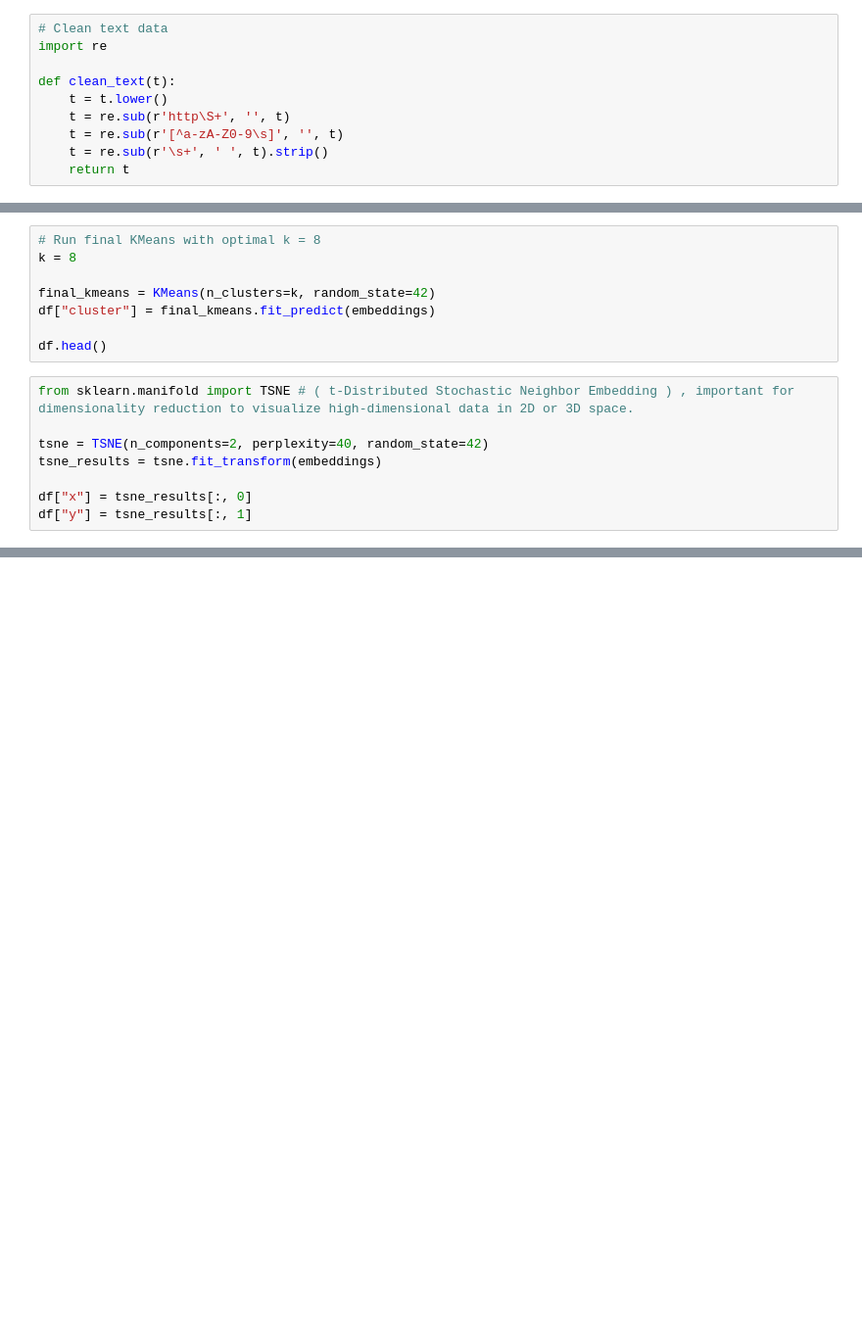
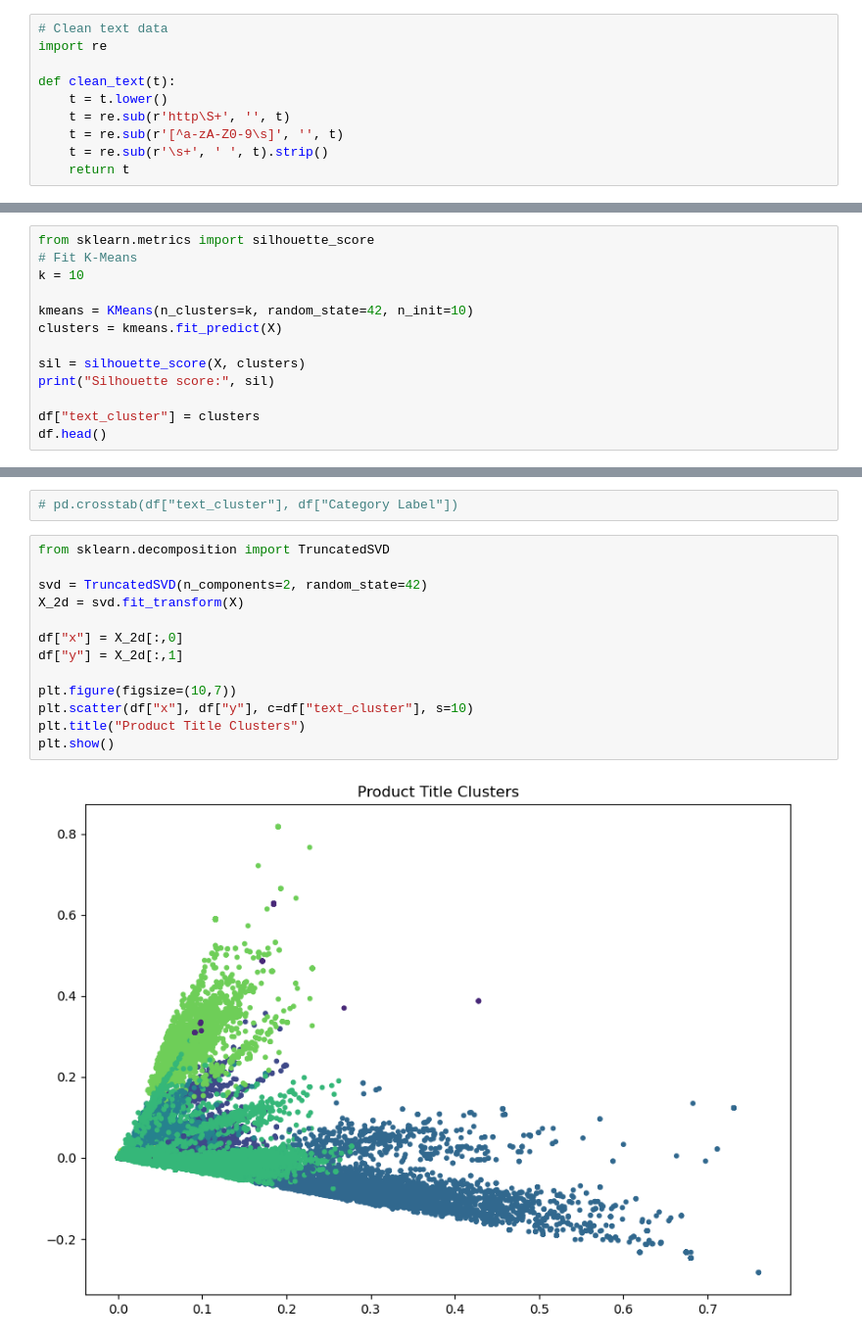
Before and after one commit to Milano-Bicocca-Projects/Text-Classification, a Jupyter notebook: text_clustering.ipynb, the cells around one changed output, grey strips where cells are left out. Shown at 98% size. Saved outputs shown, nothing was run; the diff lists cells and outputs as text; blank space fills up the shorter version.

```diff
--- a/text_clustering.ipynb
+++ b/text_clustering.ipynb
@@ -85,16 +93,0 @@ plt.show()
-# %%
-# Run final KMeans with optimal k = 8
-k = 8
-
-final_kmeans = KMeans(n_clusters=k, random_state=42)
-df["cluster"] = final_kmeans.fit_predict(embeddings)
-
-df.head()
-# %%
-from sklearn.manifold import TSNE # ( t-Distributed Stochastic Neighbor Embedding ) , important for dimensionality reduction to visualize high-dimensional data in 2D or 3D space.
-
-tsne = TSNE(n_components=2, perplexity=40, random_state=42)
-tsne_results = tsne.fit_transform(embeddings)
-
-df["x"] = tsne_results[:, 0]
-df["y"] = tsne_results[:, 1]
@@ -124,0 +94,13 @@ for c in clusters:
+# %%
+from sklearn.metrics import silhouette_score
+# Fit K-Means
+k = 10
+
+kmeans = KMeans(n_clusters=k, random_state=42, n_init=10)
+clusters = kmeans.fit_predict(X)
+
+sil = silhouette_score(X, clusters)
+print("Silhouette score:", sil)
+
+df["text_cluster"] = clusters
+df.head()
@@ -124,0 +145,17 @@ for c in clusters:
+# %%
+# pd.crosstab(df["text_cluster"], df["Category Label"])
+# %%
+from sklearn.decomposition import TruncatedSVD
+
+svd = TruncatedSVD(n_components=2, random_state=42)
+X_2d = svd.fit_transform(X)
+
+df["x"] = X_2d[:,0]
+df["y"] = X_2d[:,1]
+
+plt.figure(figsize=(10,7))
+plt.scatter(df["x"], df["y"], c=df["text_cluster"], s=10)
+plt.title("Product Title Clusters")
+plt.show()
+# %% [output]
+[figure, added]
```
Also changed, not shown: parts of 13 cells of this notebook, 5 other files.
